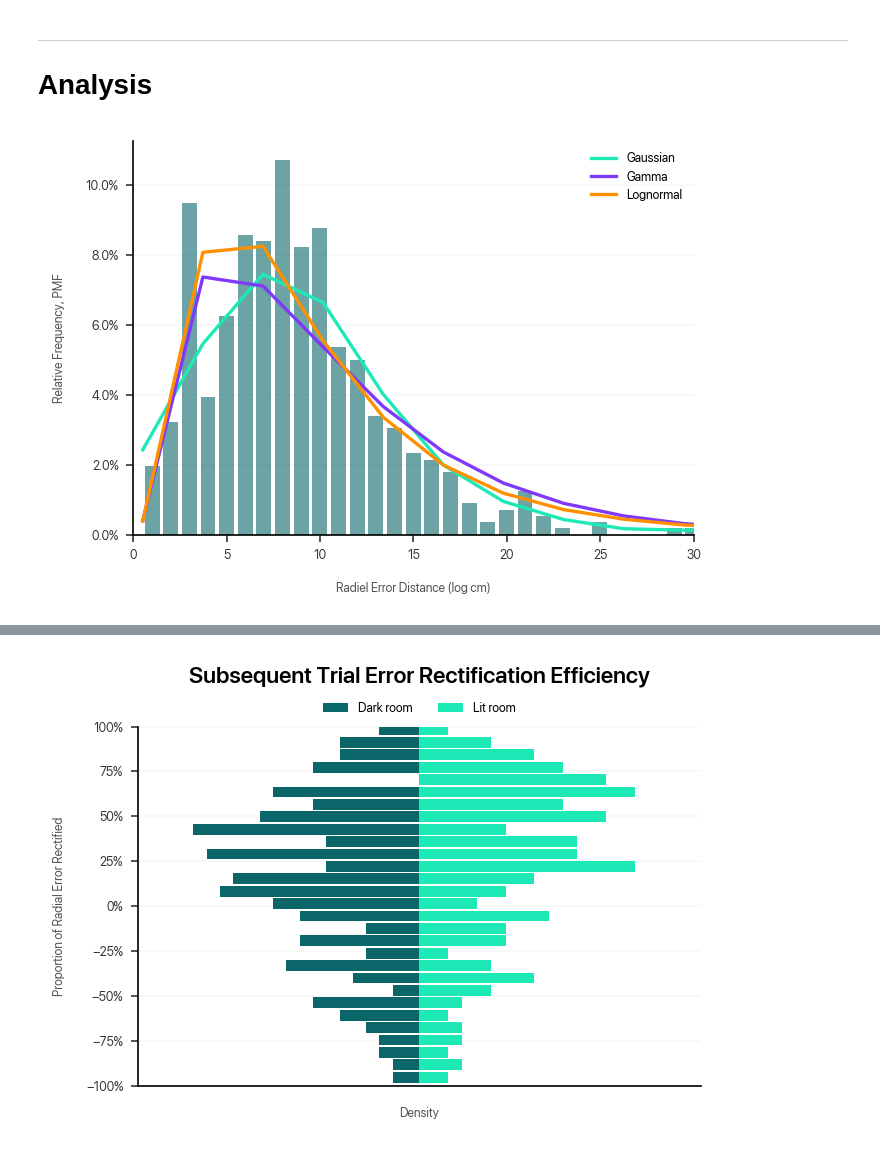
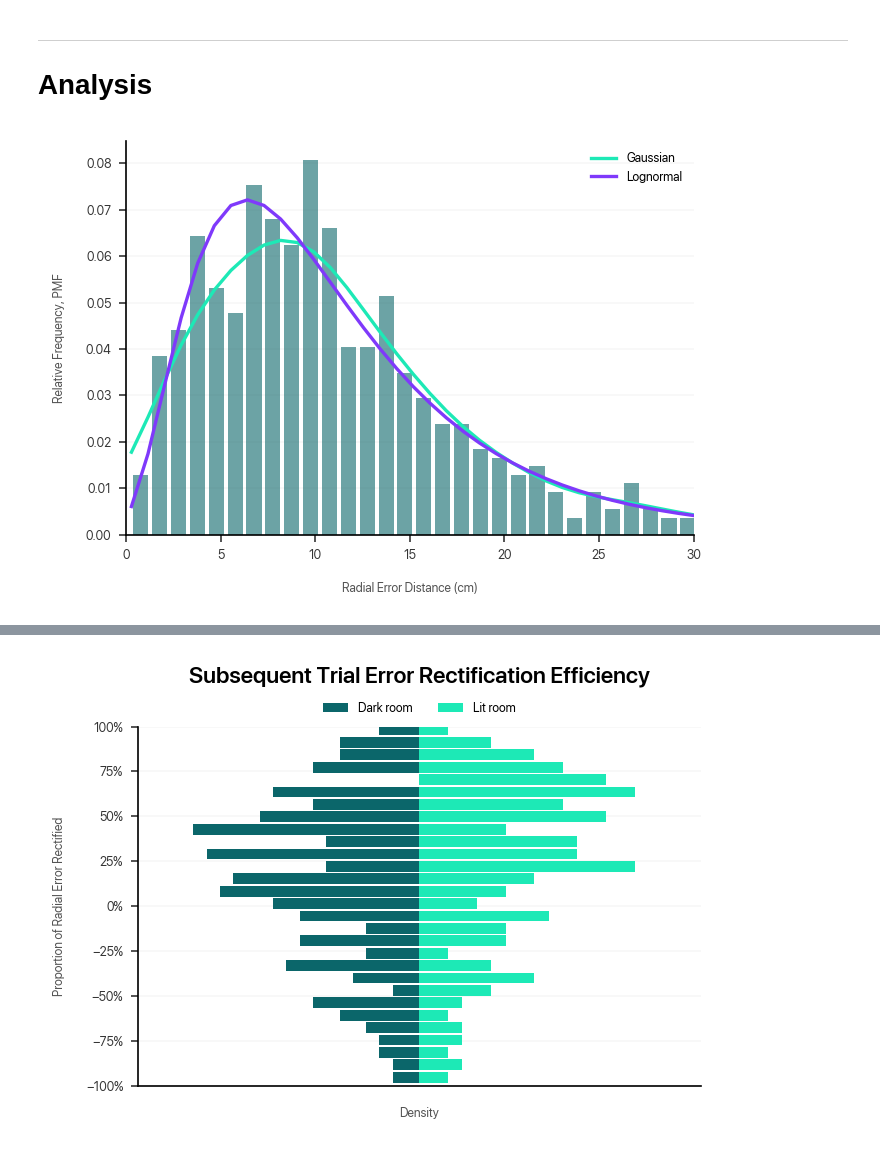
Before and after one commit to dlundgaard/BeerPongMastery, a Jupyter notebook: Analysis/analysis.ipynb, the cells around one changed output, grey strips where cells are left out. Saved outputs shown, nothing was run; the diff lists cells and outputs as text; code cells hidden in the pictures.

Commit message:
calculate radial distance only on horizontal axis at moment of crossing horizontal plane

```diff
--- a/Analysis/analysis.ipynb
+++ b/Analysis/analysis.ipynb
@@ -159,6 +159,8 @@ class Dataset(pd.Series):
         for session_path in Path(DATA_PATH).iterdir():
             if session_path.name.startswith("Session"):
                 session_id = int(session_path.name[7:])
+                if session_id != 6:
+                    continue
                 recording_data = []
                 for recording_path in session_path.iterdir():
                     if recording_path.suffix == ".tsv":
@@ -421,7 +421,9 @@ def aggregate():
                     ball_data["Distance"] = np.sqrt((ball_data[["X", "Y", "Z"]] ** 2).sum(axis = 1))
                     ball_data["DistanceHorizontal"] = np.sqrt((ball_data[["X", "Y"]] ** 2).sum(axis = 1))
 
-                    above_brim_plane = ball_data["Z"] >= 0
+                    above_brim_plane = (ball_data["Z"] >= 2) & (ball_data["Z"].shift(-1) < 2)
+                    # above_brim_plane = (ball_data["Z"].shift(1) > 2) & (ball_data["Z"] <= 2)
+                    # print(ball_data[above_brim_plane]["DistanceHorizontal"])
                     ball_data["Lateral"] = ball_data["Y"] # in the coordinate system of the recording, the Y-axis is lateral
                     ball_data["Longitude"] = ball_data["X"]
 
@@ -432,15 +434,15 @@ def aggregate():
                         "Trial": trial,
                         "CompletedThrows": trial if condition == "Darkness" else trial + 10,
                         "Outcome": "Hit" if trial_data.outcome else "Miss",
-                        "RadialError": ball_data[above_brim_plane]["Distance"].min(), # minimum distance from cup centroid in cm
-                        "DistanceMiss": max(0, ball_data[above_brim_plane]["Distance"].min() - HIT_RADIUS), # minimum distance from cup in cm
+                        "RadialError": ball_data[above_brim_plane]["DistanceHorizontal"].iloc[0], # minimum distance from cup centroid in cm
+                        # "DistanceMiss": max(0, ball_data[above_brim_plane]["Distance"].iloc[0] - HIT_RADIUS), # minimum distance from cup in cm
                         # "LateralMiss": max(0, abs(ball_data[above_brim_plane]["Lateral"]).min() - HIT_RADIUS), # lateral distance to cup in cm
                         # "LongitudeMiss": max(0, abs(ball_data[above_brim_plane]["Longitude"]).min() - HIT_RADIUS), # longitudinal distance to cup in cm
-                        "BallSpeedMax": ball_data["Speed"].max(), # ball max speed in m/s
-                        "BallAltitudeMax": ball_data["Z"].max(), # ball max altitude in cm
-                        "WristSpeedMax": trial_data["Wrist"]["Speed"].max(), # wrist max speed in m/s
-                        "DispatchDistance": -ball_data.iloc[int(DISPATCH_MARGIN * SAMPLE_RATE)]["X"], # distance to cup in cm at moment of dispatch
-                        "DispatchElbowAltitude": trial_data["Elbow"]["Z"].loc[ball_data["Speed"].idxmax()], # height of elbow in cm at time of dispatch
+                        # "BallSpeedMax": ball_data["Speed"].max(), # ball max speed in m/s
+                        # "BallAltitudeMax": ball_data["Z"].max(), # ball max altitude in cm
+                        # "WristSpeedMax": trial_data["Wrist"]["Speed"].max(), # wrist max speed in m/s
+                        # "DispatchDistance": -ball_data.iloc[int(DISPATCH_MARGIN * SAMPLE_RATE)]["X"], # distance to cup in cm at moment of dispatch
+                        # "DispatchElbowAltitude": trial_data["Elbow"]["Z"].loc[ball_data["Speed"].idxmax()], # height of elbow in cm at time of dispatch
                     })
                 except:
                     print(f"Failed to aggregate trial {trial} in session {session} {player_id} {condition}")
@@ -472,49 +488,43 @@ aggregated.set_index(["Session", "Player", "Condition", "Trial"]).round(2).head(
 # Analysis
 # %%
 OUTCOME_METRIC = "RadialError"
-TRANSFORMATION = True
 
-aggregated["Outcome"] = np.log(aggregated[OUTCOME_METRIC]) if TRANSFORMATION else aggregated[OUTCOME_METRIC]
+aggregated["LogRadialError"] = np.log(aggregated[OUTCOME_METRIC])
 # %%
 def plot_outcome_distribution():
     plt.figure()
-    data_range = (aggregated["RadialError"].min(), aggregated["RadialError"].max()) if TRANSFORMATION else (0, 35)
+    data_range = aggregated["RadialError"].min(), aggregated["RadialError"].max()
+    x_range = np.linspace(*data_range, num = 100)
     plt.hist(
         aggregated["RadialError"],
         range = data_range,
         bins = round(data_range[1] - data_range[0]),
         density=True,
         alpha = 0.6,
         rwidth=0.8
     )
     plt.plot(
-        np.linspace(*data_range),
-        stats.gaussian_kde(aggregated["RadialError"])(np.linspace(*data_range)),
+        x_range,
+        stats.gaussian_kde(aggregated["RadialError"])(x_range),
         label = "Gaussian"
-    )
-    gamma_shape, gamma_loc, gamma_scale = stats.gamma.fit(aggregated["RadialError"])
-    plt.plot(
-        np.linspace(*data_range),
-        stats.gamma.pdf(np.linspace(*data_range), gamma_shape, gamma_loc, gamma_scale),
-        label = "Gamma"
     )
     lognorm_shape, lognorm_loc, lognorm_scale = stats.lognorm.fit(aggregated["RadialError"])
     plt.plot(
-        np.linspace(*data_range),
-        stats.lognorm.pdf(np.linspace(*data_range), lognorm_shape, lognorm_loc, lognorm_scale),
+        x_range,
+        stats.lognorm.pdf(x_range, lognorm_shape, lognorm_loc, lognorm_scale),
         label = "Lognormal"
     )
-    plt.xlabel(f"Radiel Error Distance ({'log' if TRANSFORMATION else ''} cm)")
+    plt.xlabel("Radial Error Distance (cm)")
     plt.ylabel("Relative Frequency, PMF")
     plt.title("")
     plt.legend(loc = "upper right")
     plt.xlim((0, 30))
-    plt.gca().yaxis.set_major_formatter(ticker.PercentFormatter(1))
+    # plt.ylim((0, 1))
     plt.tight_layout()
 
 plot_outcome_distribution()
 # %% [output]
-[figure, old version]
+[figure, new version]
 # %%
 def decorate(title):
     plt.title(title + "\n")
```
Also changed, not shown: parts of 5 cells of this notebook, 7 other files.
